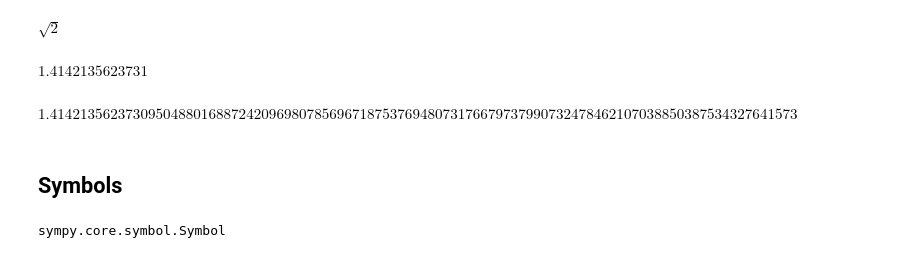
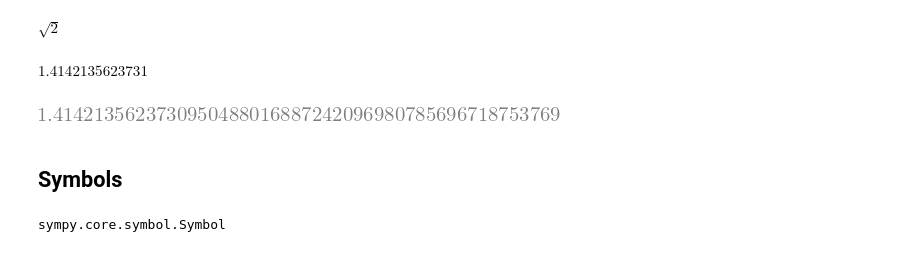
Before and after one commit to tjyanjing/numerical-computing-python, a Jupyter notebook: src/06/symbolic.ipynb, the cells around one changed output. Cells and saved outputs as stored; diff of their text form; code cells hidden in the pictures.

```diff
--- a/src/06/symbolic.ipynb
+++ b/src/06/symbolic.ipynb
@@ -86,9 +90,9 @@ sym.sqrt(2).evalf()
 # %% [output]
 $\displaystyle 1.4142135623731$
 # %%
-sym.sqrt(2).evalf(n=100)
+sym.sqrt(2).evalf(n=50)
 # %% [output]
-$\displaystyle 1.414213562373095048801688724209698078569671875376948073176679737990732478462107038850387534327641573$
+[figure, added]
 # %% [markdown]
 ## Symbols
 # %%
```
Also changed, not shown: parts of 4 cells of this notebook, 2 other files.
